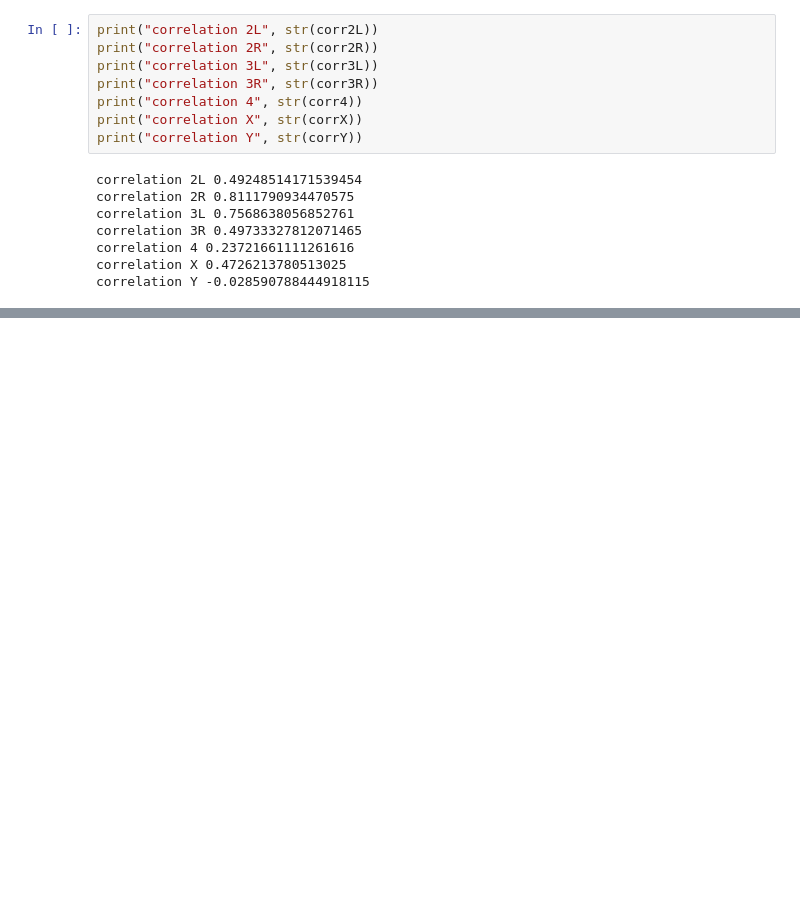
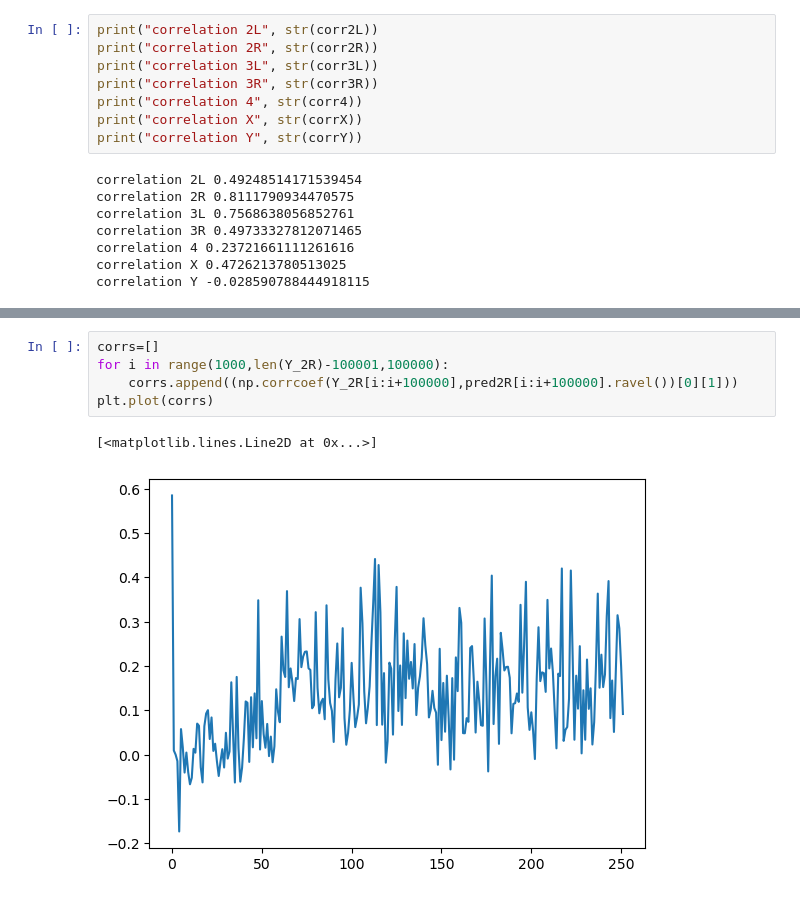
Before and after one commit to floriantilliet/mnhn_internship, a Jupyter notebook: projet2.ipynb, the cells around one changed output, grey strips where cells are left out. Drawn from its saved outputs; the diff is of its cells as text; blank space fills up the shorter version.

```diff
--- a/projet2.ipynb
+++ b/projet2.ipynb
@@ -1072,0 +1127,8 @@ print("correlation Y", str(corrY))
+# %%
+corrs=[]
+for i in range(1000,len(Y_2R)-100001,100000):
+    corrs.append((np.corrcoef(Y_2R[i:i+100000],pred2R[i:i+100000].ravel())[0][1]))
+plt.plot(corrs)
+# %% [output]
+[<matplotlib.lines.Line2D at 0x...>]
+[figure, added]
```
Also changed, not shown: parts of 9 cells of this notebook, 2 other files.
